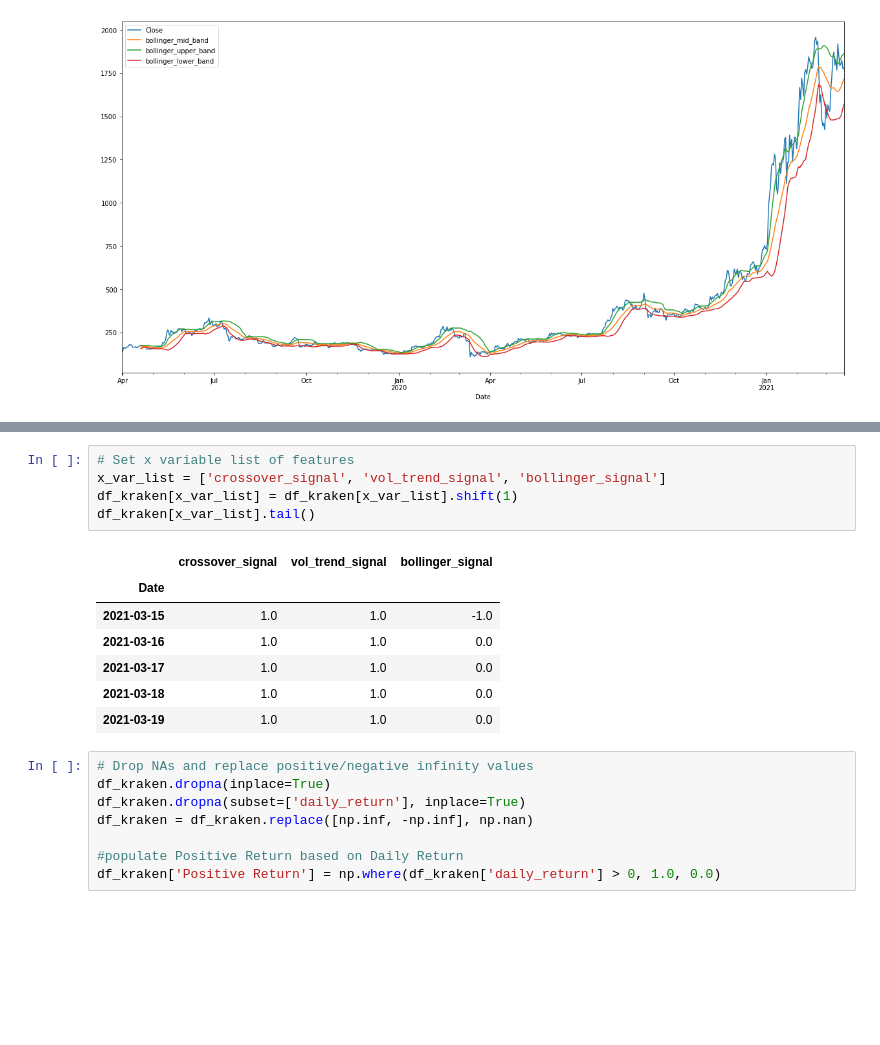
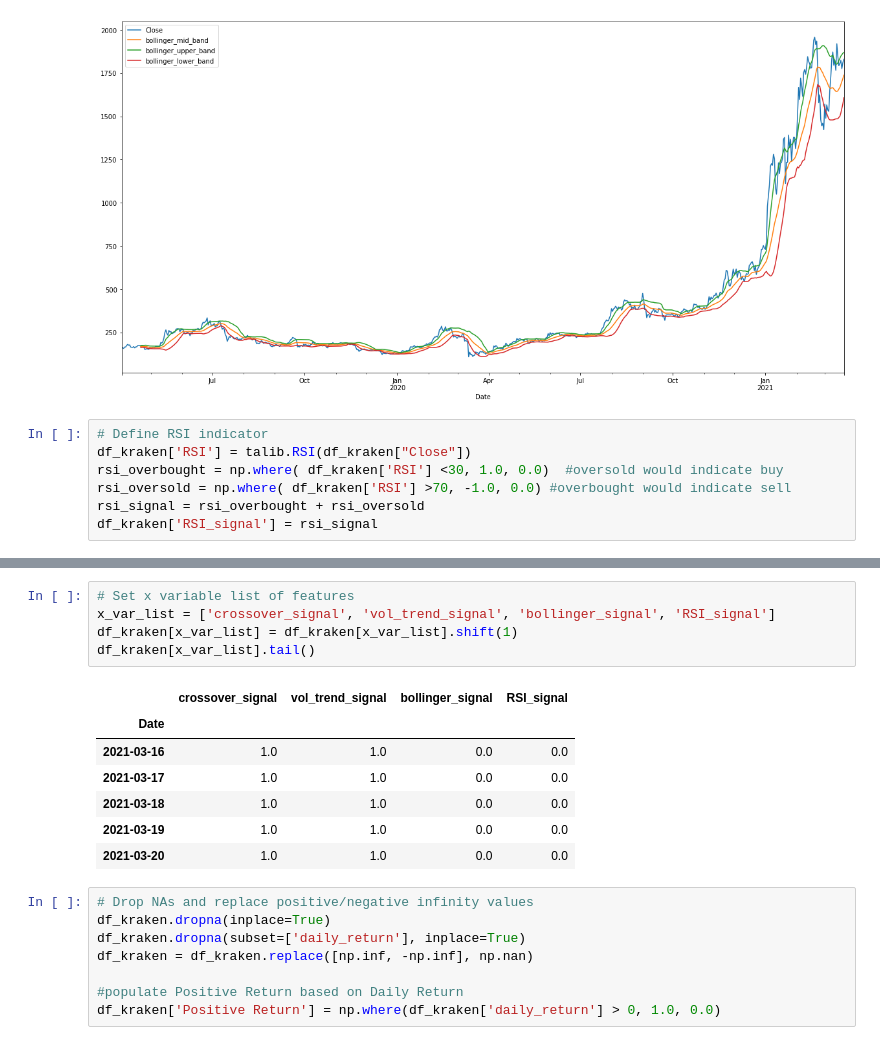
Before and after one commit to maxla777/Project-2, a Jupyter notebook: Justin/kraken_pull.ipynb, the cells around one changed output, grey strips where cells are left out. Drawn from its saved outputs; the diff is of its cells as text; blank space fills up the shorter version.

```diff
--- a/Justin/kraken_pull.ipynb
+++ b/Justin/kraken_pull.ipynb
@@ -217,3 +207,10 @@ df_kraken[['Close','bollinger_mid_band','bollinger_upper_band','bollinger_lower_
 # %% [output]
 <matplotlib.axes._subplots.AxesSubplot at 0x...>
 [figure]
+# %%
+# Define RSI indicator
+df_kraken['RSI'] = talib.RSI(df_kraken["Close"])
+rsi_overbought = np.where( df_kraken['RSI'] <30, 1.0, 0.0)  #oversold would indicate buy
+rsi_oversold = np.where( df_kraken['RSI'] >70, -1.0, 0.0) #overbought would indicate sell
+rsi_signal = rsi_overbought + rsi_oversold
+df_kraken['RSI_signal'] = rsi_signal
@@ -220,16 +259,16 @@ df_kraken[['Close','bollinger_mid_band','bollinger_upper_band','bollinger_lower_
 # %%
 # Set x variable list of features
-x_var_list = ['crossover_signal', 'vol_trend_signal', 'bollinger_signal']
+x_var_list = ['crossover_signal', 'vol_trend_signal', 'bollinger_signal', 'RSI_signal']
 df_kraken[x_var_list] = df_kraken[x_var_list].shift(1)
 df_kraken[x_var_list].tail()
 # %% [output]
-|  | crossover_signal | vol_trend_signal | bollinger_signal |
-| Date |  |  |  |
-| 2021-03-15 | 1.0 | 1.0 | -1.0 |
-| 2021-03-16 | 1.0 | 1.0 | 0.0 |
-| 2021-03-17 | 1.0 | 1.0 | 0.0 |
-| 2021-03-18 | 1.0 | 1.0 | 0.0 |
-| 2021-03-19 | 1.0 | 1.0 | 0.0 |
+|  | crossover_signal | vol_trend_signal | bollinger_signal | RSI_signal |
+| Date |  |  |  |  |
+| 2021-03-16 | 1.0 | 1.0 | 0.0 | 0.0 |
+| 2021-03-17 | 1.0 | 1.0 | 0.0 | 0.0 |
+| 2021-03-18 | 1.0 | 1.0 | 0.0 | 0.0 |
+| 2021-03-19 | 1.0 | 1.0 | 0.0 | 0.0 |
+| 2021-03-20 | 1.0 | 1.0 | 0.0 | 0.0 |
 # %%
 # Drop NAs and replace positive/negative infinity values
 df_kraken.dropna(inplace=True)
```
Also changed, not shown: parts of 11 cells of this notebook, 1 other file.
